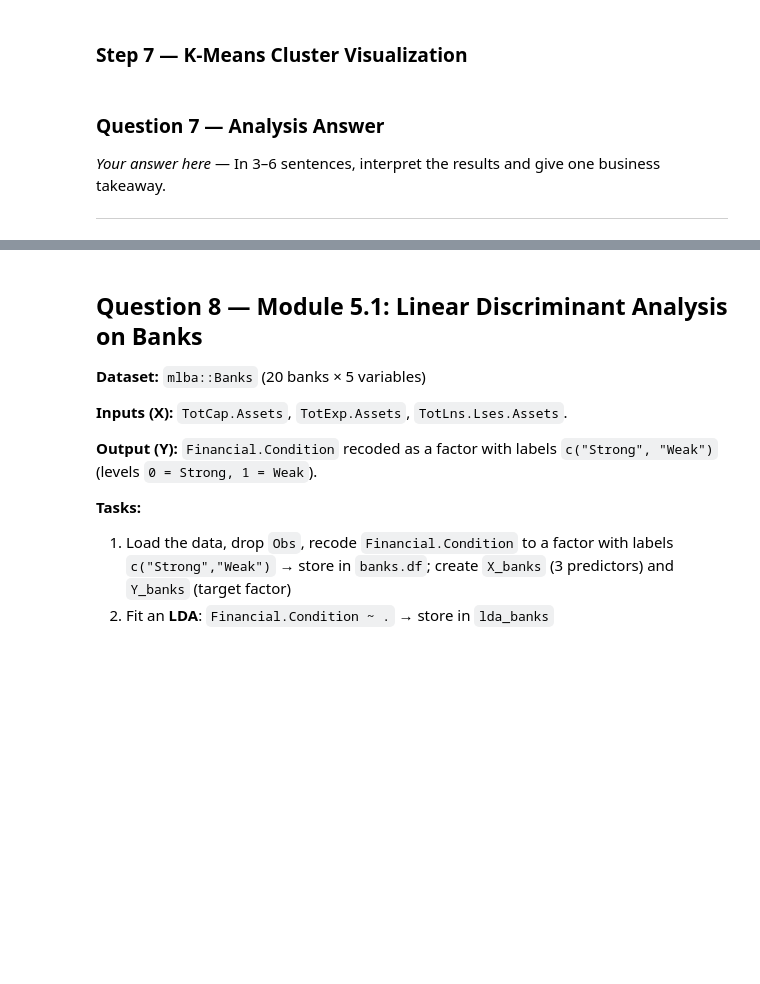
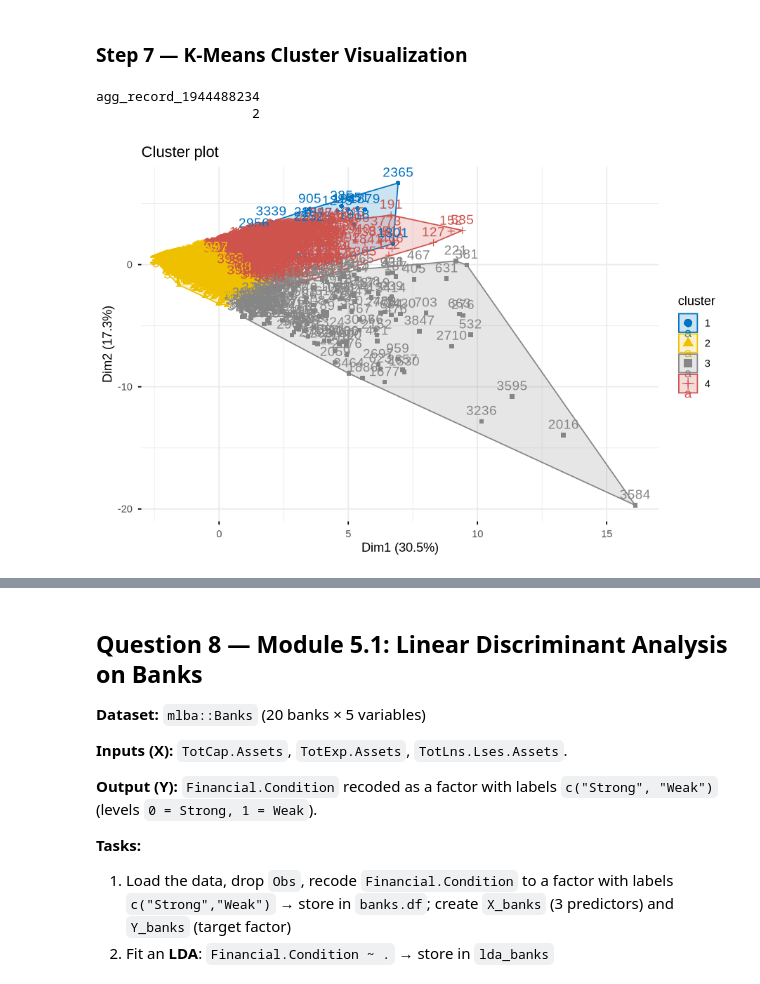
Before and after one commit to Alex-Weis4/Laughing-parakeet, a Jupyter notebook: Homework/Weis_Alexander_Final.ipynb, the cells around one changed output, grey strips where cells are left out. Drawn from its saved outputs; the diff is of its cells as text; code cells hidden in the pictures; blank space fills up the shorter version.

```diff
--- a/Homework/Weis_Alexander_Final.ipynb
+++ b/Homework/Weis_Alexander_Final.ipynb
@@ -1047,20 +1039,18 @@ ewa_profile
 # %%
 tmp_file <- tempfile(fileext = ".png")
 png(tmp_file, width = 900, height = 600, res = 120,
     type = "cairo", family = "sans")
 
-# YOUR CODE HERE — delete this comment when you add your code
+
 # Build the fviz_cluster(...) plot inside print(...).
 
 print(
-  NULL    # replace NULL with your fviz_cluster(km_ewa, data = X_ewa_norm, ...) call
+  factoextra::fviz_cluster(km_ewa, data = X_ewa_norm, ellipse.type = "convex", palette = "jco", ggtheme = ggplot2::theme_minimal())    # replace NULL with your fviz_cluster(km_ewa, data = X_ewa_norm, ...) call
 )
 
 dev.off()
 IRdisplay::display_png(file = tmp_file)
+# %% [output]
+agg_record_1944488234
+                    2
+[figure, added]
-# %% [markdown]
-### Question 7 — Analysis Answer
-
-*Your answer here* — In 3–6 sentences, interpret the results and give one business takeaway.
-
----
```
Also changed, not shown: parts of 19 cells of this notebook.
